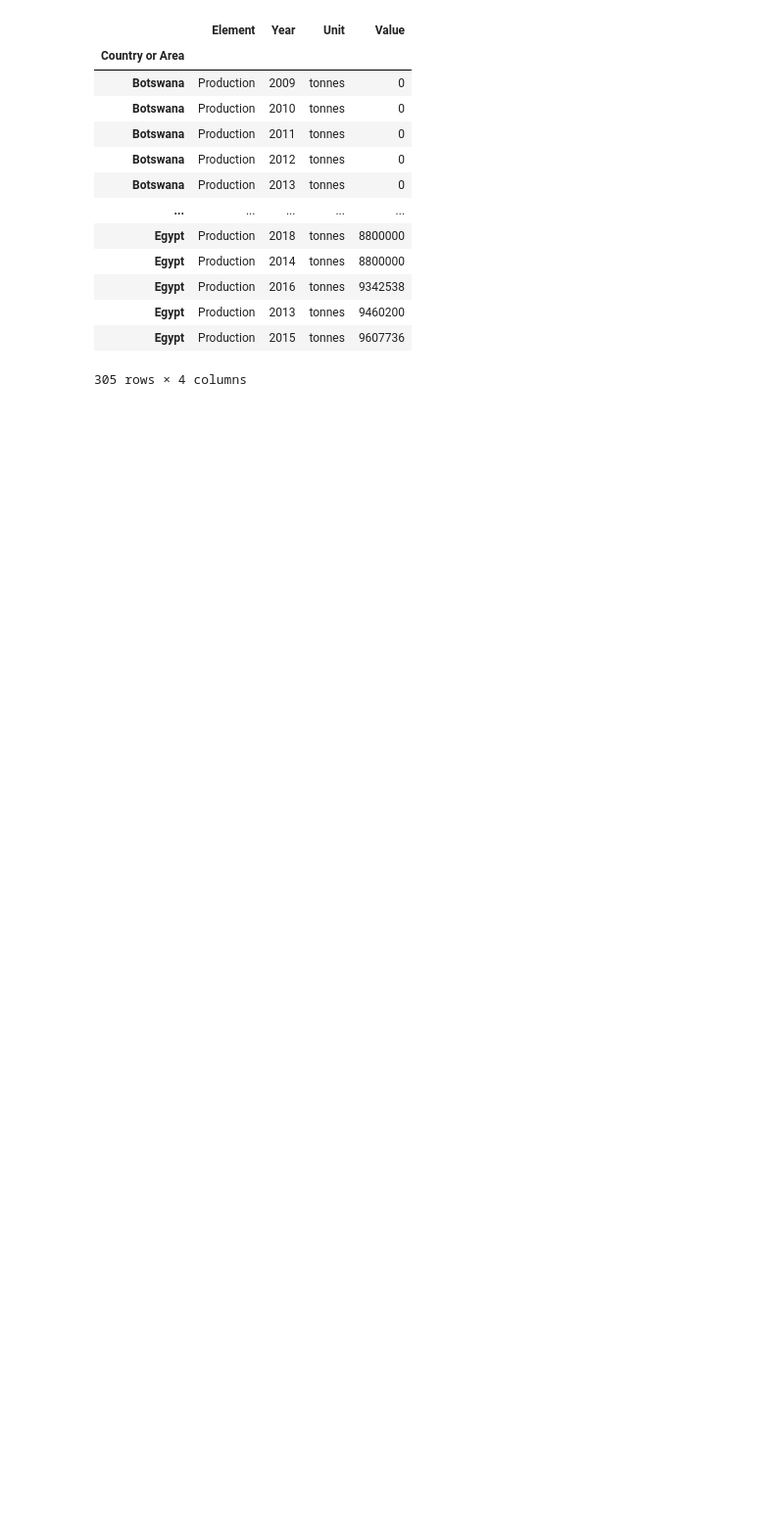
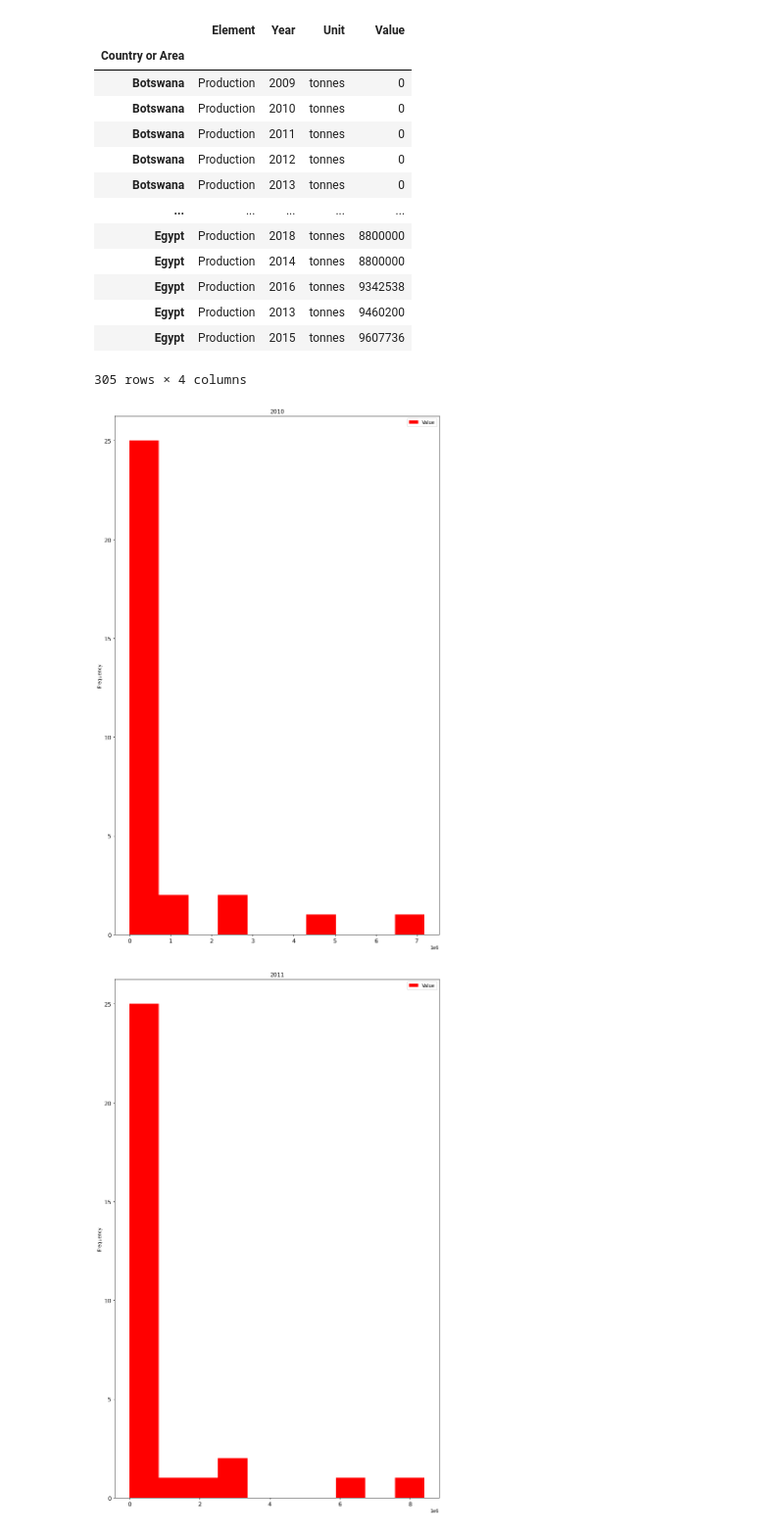
Before and after one commit to emma-ajay/Data_visualization_cen_414, a Jupyter notebook: cen414 assignment .ipynb, the cells around one changed output. Shown at 98% size. Saved outputs shown, nothing was run; the diff lists cells and outputs as text; code cells hidden in the pictures; blank space fills up the shorter version.

```diff
--- a/cen414 assignment .ipynb
+++ b/cen414 assignment .ipynb
@@ -44,3 +44,12 @@ data
 | Egypt | Production | 2013 | tonnes | 9460200 |
 | Egypt | Production | 2015 | tonnes | 9607736 |
 305 rows × 4 columns
+# %%
+for year in range(2010, 2020):
+    try:
+        data[data["Year"] == year].plot.hist(y='Value',color='r',figsize=(12.5, 20.5), title=year, fontsize=12.5)
+    except:
+        continue
+# %% [output]
+[figure, added]
+[figure, added]
```
Also changed, not shown: parts of 2 cells of this notebook.
